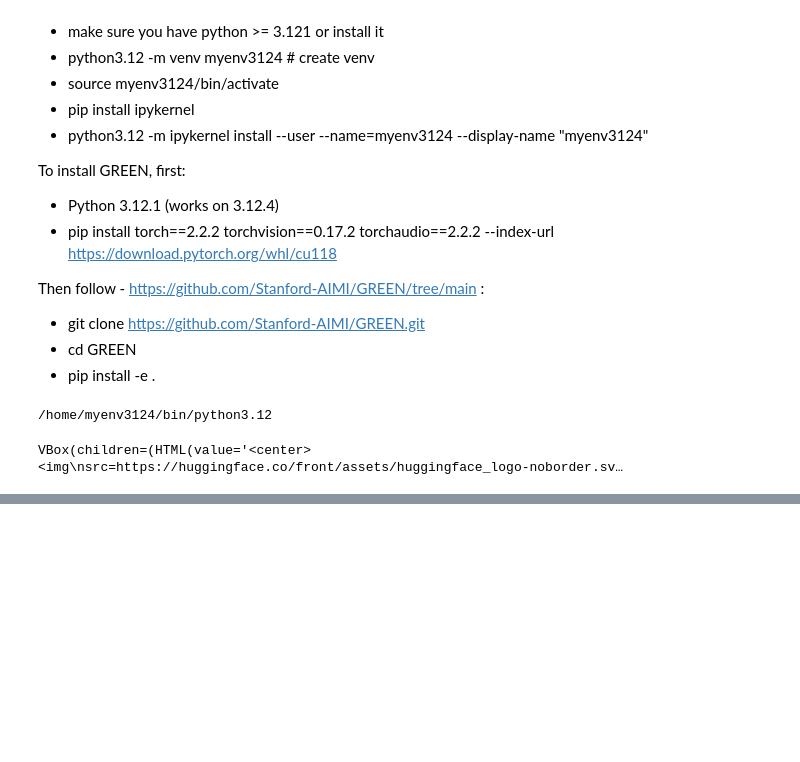
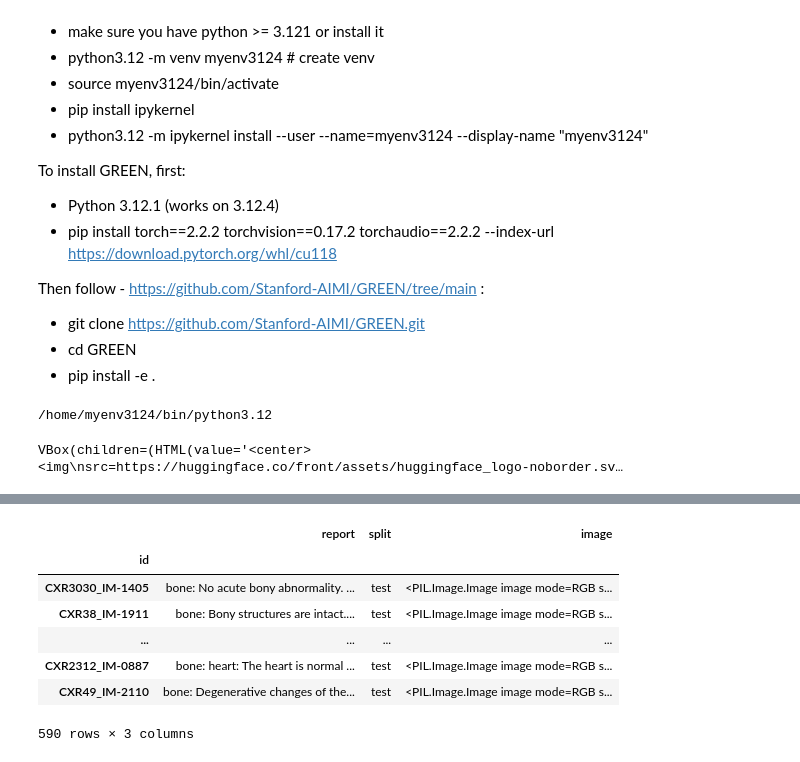
Before and after one commit to ramm777/transformers_xray_report, a Jupyter notebook: task2_0_inference.ipynb, the cells around one changed output, grey strips where cells are left out. Drawn from its saved outputs; the diff is of its cells as text; code cells hidden in the pictures; blank space fills up the shorter version.

```diff
--- a/task2_0_inference.ipynb
+++ b/task2_0_inference.ipynb
@@ -346,0 +323,12 @@ len(outputs)
+# %%
+data_test['report'] = data_test['report'].apply(lambda x: ' '.join([f"{k}: {v}" for k, v in x.items()]))
+data_test
+# %% [output]
+|  | report | split | image |
+| id |  |  |  |
+| CXR3030_IM-1405 | bone: No acute bony abnormality. ... | test | <PIL.Image.Image image mode=RGB s... |
+| CXR38_IM-1911 | bone: Bony structures are intact.... | test | <PIL.Image.Image image mode=RGB s... |
+| ... | ... | ... | ... |
+| CXR2312_IM-0887 | bone: heart: The heart is normal ... | test | <PIL.Image.Image image mode=RGB s... |
+| CXR49_IM-2110 | bone: Degenerative changes of the... | test | <PIL.Image.Image image mode=RGB s... |
+590 rows × 3 columns
```
Also changed, not shown: parts of 13 cells of this notebook.
